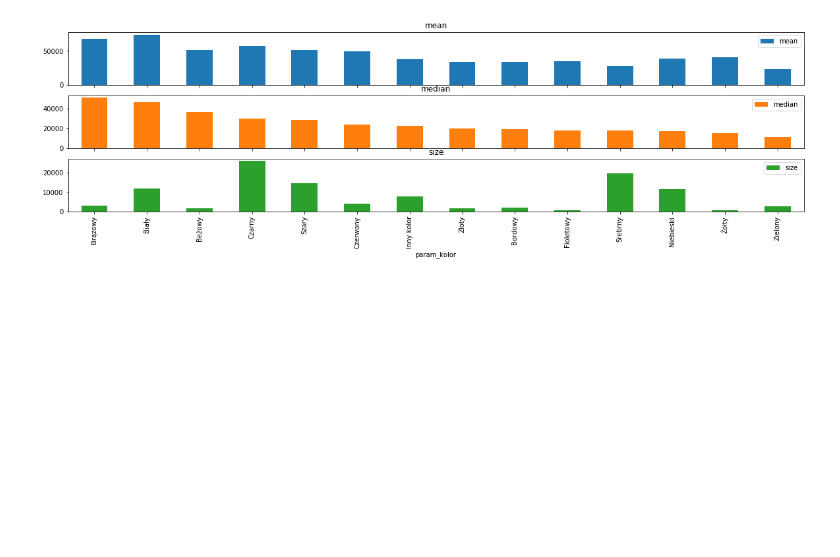
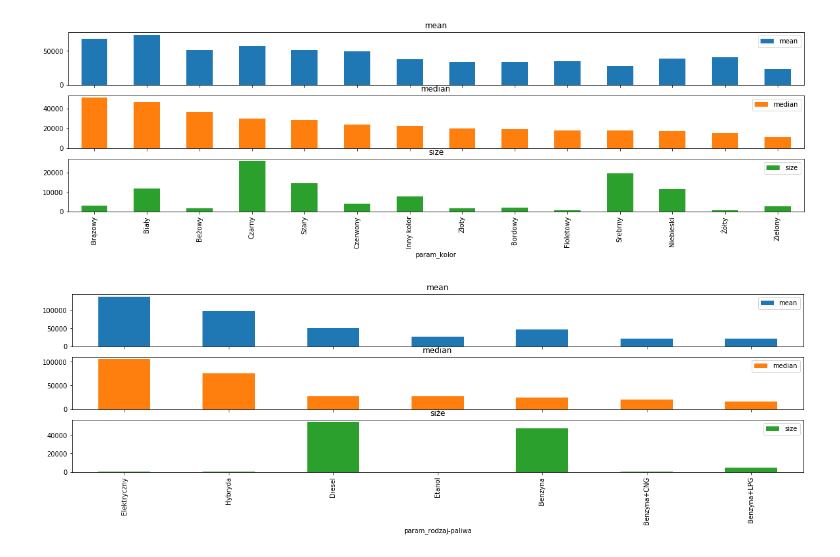
Before and after one commit to zukol/dw_matrix_car, a Jupyter notebook: day2_visualisation.ipynb, the cells around one changed output. Cells and saved outputs as stored; diff of their text form; code cells hidden in the pictures; blank space fills up the shorter version.

Commit message:
visualisation

```diff
--- a/day2_visualisation.ipynb
+++ b/day2_visualisation.ipynb
@@ -152,3 +152,7 @@ group_and_barplot('param_kraj-pochodzenia');
 group_and_barplot('param_kolor');
 # %% [output]
 [figure]
+# %%
+group_and_barplot('param_rodzaj-paliwa');
+# %% [output]
+[figure, added]
```
Also changed, not shown: parts of 1 cell of this notebook.
